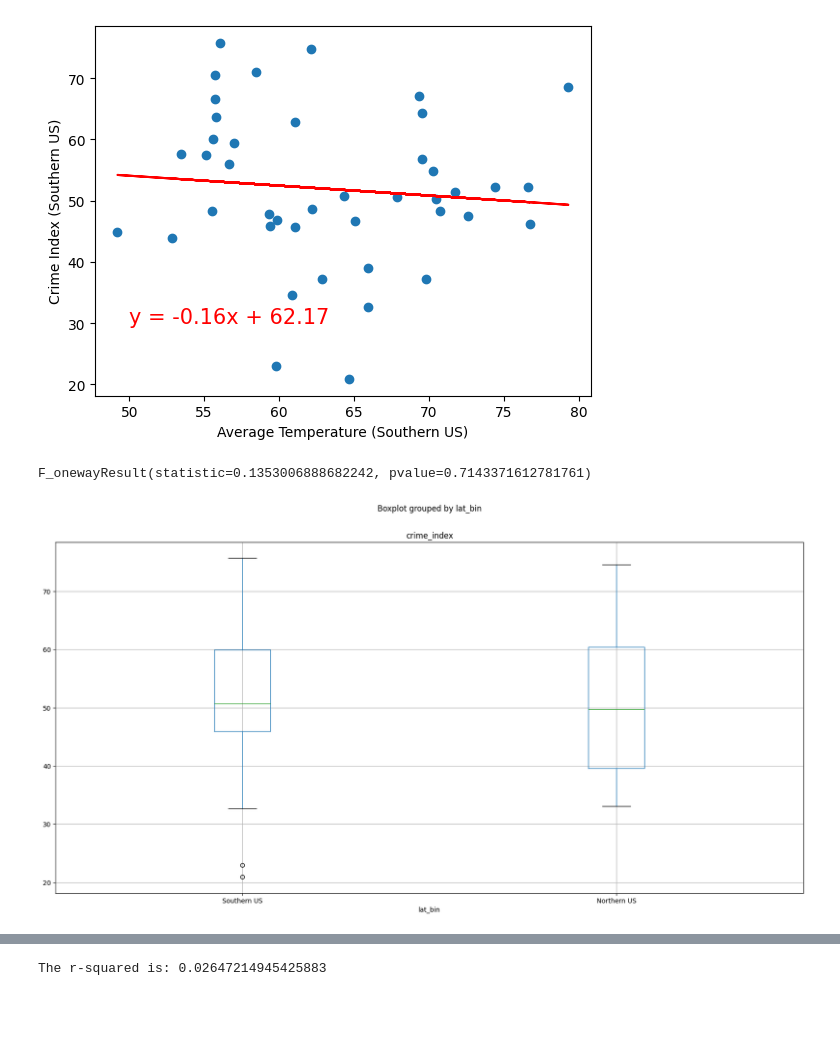
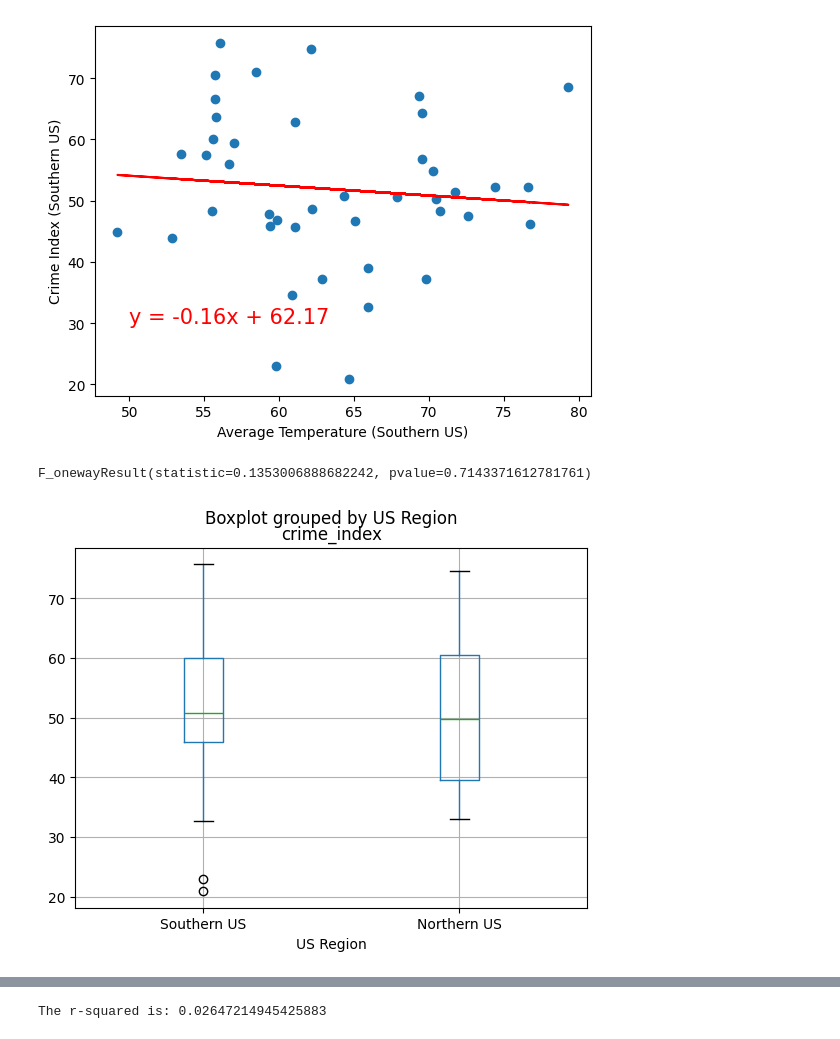
Before and after one commit to manc1n1/lets-git, a Jupyter notebook: notebooks/weather_data.ipynb, the cells around one changed output, grey strips where cells are left out. Cells and saved outputs as stored; diff of their text form; code cells hidden in the pictures; blank space fills up the shorter version.

```diff
--- a/notebooks/weather_data.ipynb
+++ b/notebooks/weather_data.ipynb
@@ -93,9 +97,9 @@ us = pd.DataFrame(us)
 
 bins = [18, 40, 72]
 labels = ["Southern US", "Northern US"]
-us["lat_bin"] = pd.cut(
+us["US Region"] = pd.cut(
     us["lat"], bins, labels=labels
 )
 
-us["lat_bin"].value_counts()
+us["US Region"].value_counts()
 # %% [output]
@@ -178,14 +182,14 @@ plt.show()
 The r-squared is: 0.008932637280915468
 [figure]
 # %%
-northern_us = us.loc[us["lat_bin"] == "Northern US"]
-southern_us = us.loc[us["lat_bin"] == "Southern US"]
+northern_us = us.loc[us["US Region"] == "Northern US"]
+southern_us = us.loc[us["US Region"] == "Southern US"]
 
-us.boxplot("crime_index", by="lat_bin", figsize=(20, 10))
+us.boxplot("crime_index", by="US Region")
 stats.f_oneway(northern_us["crime_index"], southern_us["crime_index"])
 # %% [output]
 F_onewayResult(statistic=0.1353006888682242, pvalue=0.7143371612781761)
-[figure, old version]
+[figure, new version]
 # %%
 mean_temp_hist = data_merge.hvplot.hist("temperature_2m_mean")
 
```
Also changed, not shown: parts of 4 cells of this notebook.
